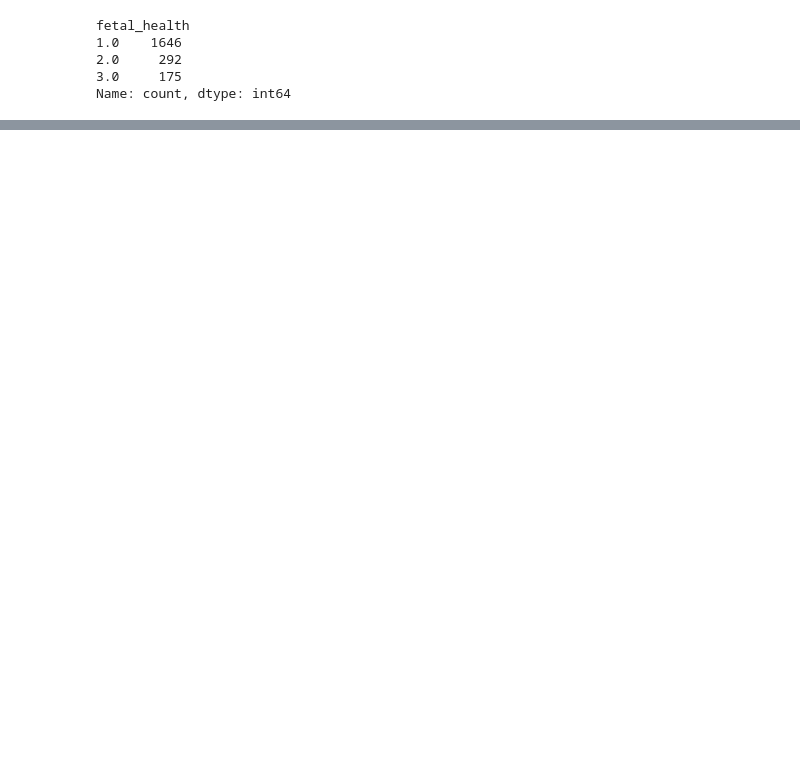
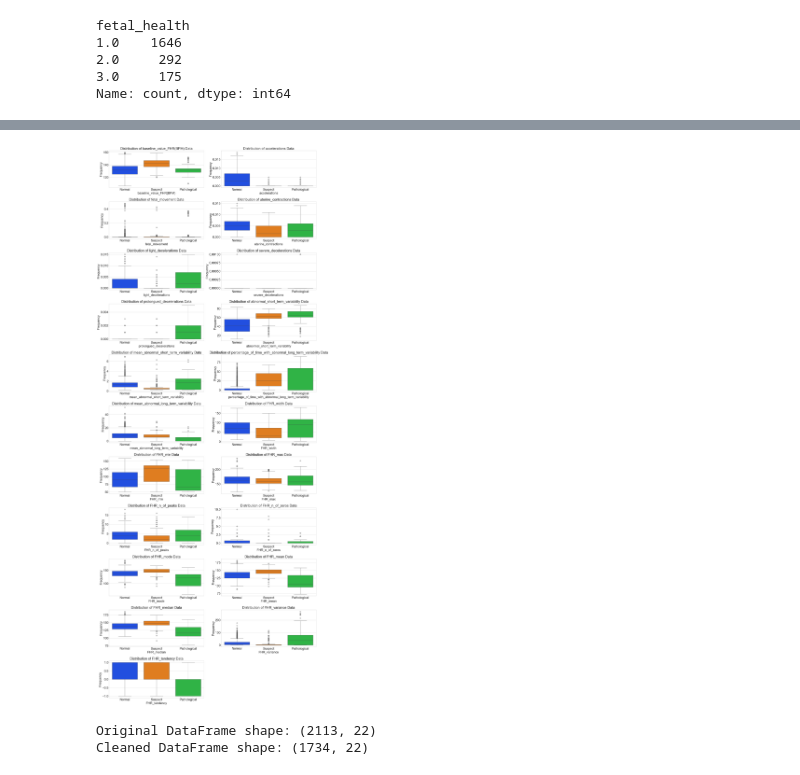
Before and after one commit to AleUrzi/Final_project_Ironhack, a Jupyter notebook: Notebooks/fetal_health_EDA.ipynb, the cells around one changed output, grey strips where cells are left out. Saved outputs shown, nothing was run; the diff lists cells and outputs as text; code cells hidden in the pictures; blank space fills up the shorter version.

```diff
--- a/Notebooks/fetal_health_EDA.ipynb
+++ b/Notebooks/fetal_health_EDA.ipynb
@@ -239,0 +308,73 @@ plt.show()
+# %%
+import warnings
+import matplotlib.pyplot as plt
+import seaborn as sns
+import pandas as pd
+
+# Suppress warnings
+warnings.filterwarnings('ignore')
+
+# Set seaborn style
+plt.style.use('seaborn-v0_8-whitegrid')
+
+# Drop the target variable from the features
+X = df.drop('fetal_health', axis=1)
+
+# Convert 'fetal_health' to a categorical type with the specified order
+df['fetal_health'] = pd.Categorical(df['fetal_health'],
+                                     categories=["Normal", "Suspect", "Pathological"],
+                                     ordered=True)
+
+# Create the figure
+plt.figure(figsize=(20, 50))
+num_row = 1
+
+# Loop through each column to create the subplots
+for col in X.columns:
+    plt.rcParams['font.size'] = 20
+    plt.subplot(11, 2, num_row)
+
+    # Set title with larger font size
+    plt.title(f"Distribution of {col} Data", fontsize=22)
+
+    # Plot boxplot with the specified hue order
+    sns.boxplot(y=df[col], x=df['fetal_health'], palette='bright')
+
+    # Set x and y axis labels with larger font size
+    plt.xlabel(col, fontsize=20)
+    plt.ylabel('Frequency', fontsize=20)
+
+    # Set larger font size for ticks
+    plt.xticks(fontsize=20)
+    plt.yticks(fontsize=20)
+
+    # Adjust layout
+    plt.tight_layout()
+
+    num_row += 1
+
+# Show the plots
+plt.show()
+# %% [output]
+[figure, added]
+# %%
+#removing outliers:
+
+# Copy the original DataFrame
+df_cleaned = df.copy()
+
+# Select only numeric columns
+df_numeric = df_cleaned.select_dtypes(include="number")
+
+# Calculate Z-scores
+z_scores = df_numeric.apply(zscore)
+
+# Remove rows where the absolute Z-score is greater than 2.8
+df_cleaned = df_cleaned[(z_scores.abs() < 2.8).all(axis=1)]
+
+# Display the cleaned DataFrame
+print(f"Original DataFrame shape: {df.shape}")
+print(f"Cleaned DataFrame shape: {df_cleaned.shape}")
+# %% [output]
+Original DataFrame shape: (2113, 22)
+Cleaned DataFrame shape: (1734, 22)
```
Also changed, not shown: parts of 19 cells of this notebook, 28 other files.
